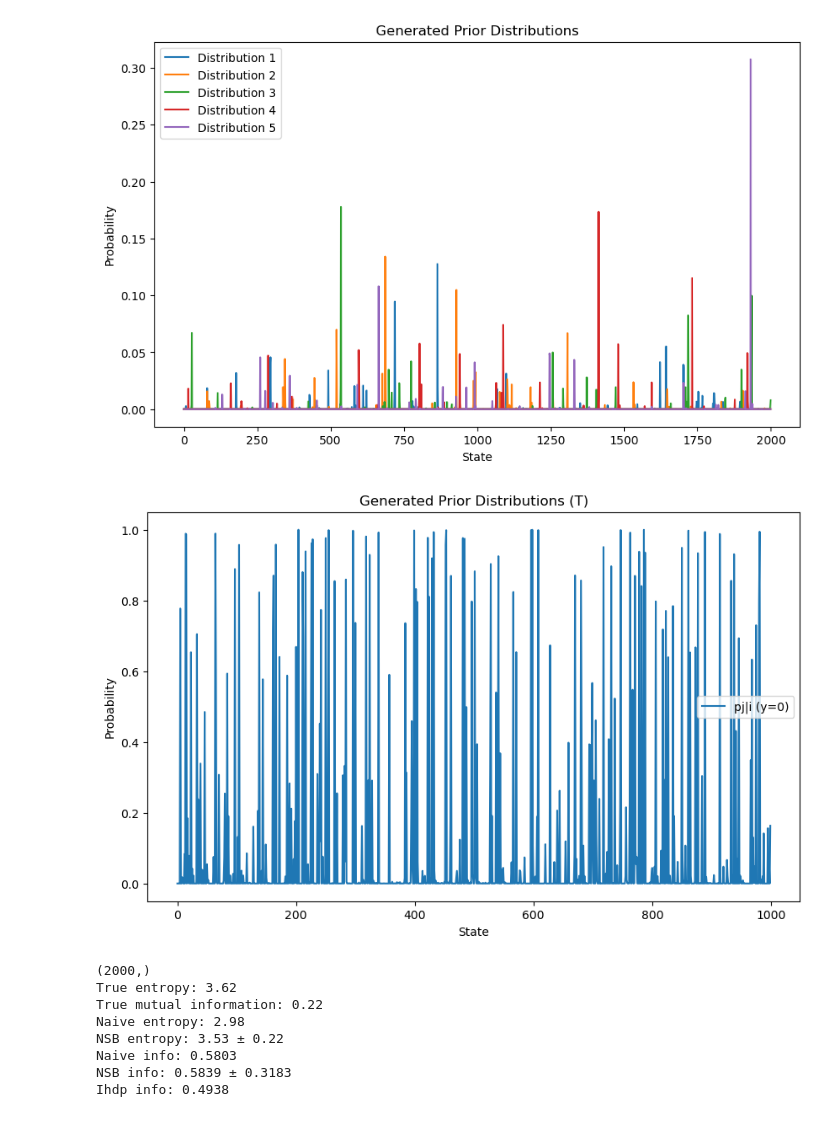
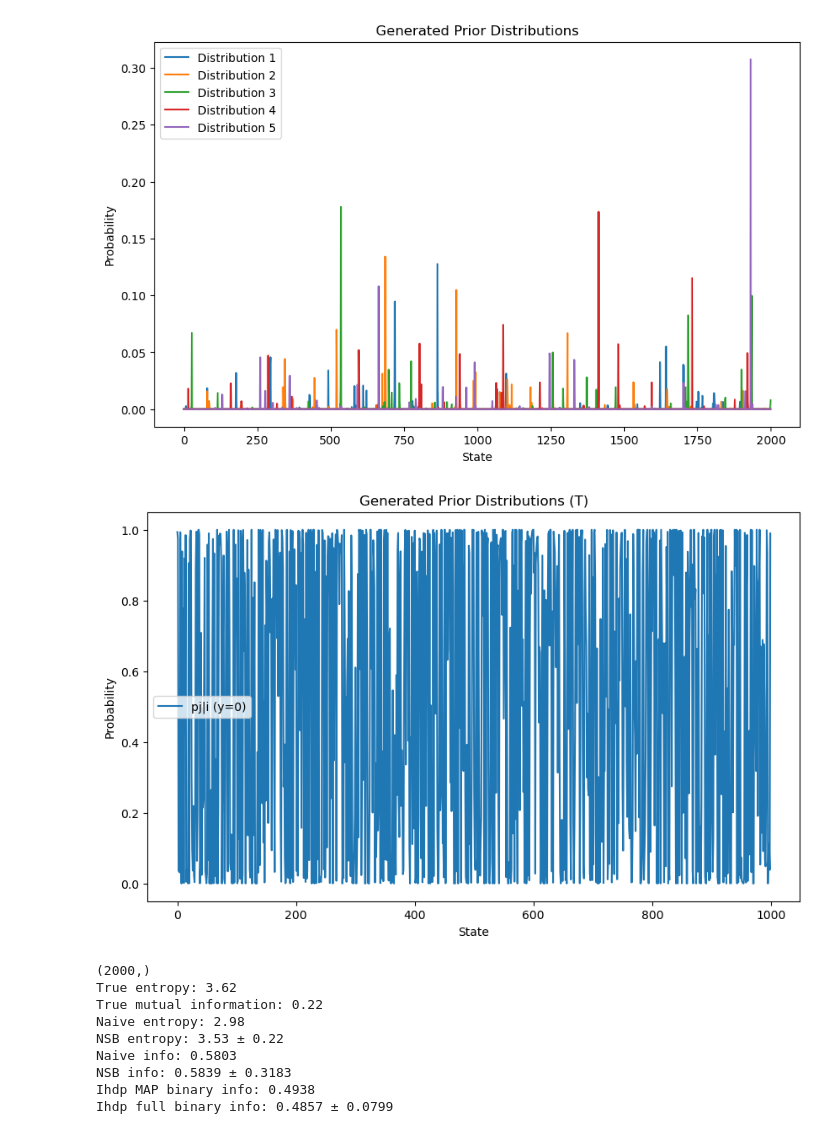
Before and after one commit to damianghl/infohdpy, a Jupyter notebook: example_probs.ipynb, the cells around one changed output. Saved outputs shown, nothing was run; the diff lists cells and outputs as text; code cells hidden in the pictures.

Commit message:
multiclass full v1, still lacking interval for integration, some errors

```diff
--- a/example_probs.ipynb
+++ b/example_probs.ipynb
@@ -30,20 +31,21 @@ plt.show()
 [figure]
 # %%
 # Example 3: Generate prior pij_t
-qy = [0.6, 0.3, 0.1]  # Example marginal distribution for Y
+#qy = [0.6, 0.3, 0.1]  # Example marginal distribution for Y
+qy = [0.5, 0.5]  # Example marginal distribution for Y
 pi, pjdadoi, pij_t = gen_prior_pij_t(alpha, beta, qy, Ns)
 
 plt.figure(figsize=(10, 6))
 #plt.plot(pi, label='pi')
-plt.plot(pjdadoi[:, 2], label='pj|i (y=0)')
+plt.plot(pjdadoi[:, 1], label='pj|i (y=0)')
 #plt.plot(pjdadoi[:, 1], label='pj|i (y=1)')
 plt.title('Generated Prior Distributions (T)')
 plt.xlabel('State')
 plt.ylabel('Probability')
 plt.legend()
 plt.show()
 # %% [output]
-[figure, old version]
+[figure, new version]
 # %%
 # Set the seed
 np.random.seed(1)
@@ -60,6 +62,7 @@ samples = gen_samples_prior(pij[0], M, Ns)
 naive_estimator = NaiveEstimator()
 nsb_estimator = NSBEstimator()
 ihdp_estimator = BinaryInfoHDPEstimator()
+ihdp_full_estimator = BinaryFullInfoHDPEstimator()
 
 print(f"Naive entropy: {naive_estimator.estimate_entropy(samples):.2f}")
 s_nsb, ds_nsb = nsb_estimator.estimate_entropy(samples)
@@ -68,7 +71,10 @@ print(f"NSB entropy: {s_nsb:.2f} ± {ds_nsb:.2f}")
 print(f"Naive info: {naive_estimator.estimate_mutual_information(samples):.4f}")
 i_nsb, di_nsb = nsb_estimator.estimate_mutual_information(samples)
 print(f"NSB info: {i_nsb:.4f} ± {di_nsb:.4f}")
-print(f"Ihdp info: {ihdp_estimator.estimate_mutual_information(samples):.4f}")
+print(f"Ihdp MAP binary info: {ihdp_estimator.estimate_mutual_information(samples):.4f}")
+
+i_hdp, di_hdp = ihdp_full_estimator.estimate_mutual_information(samples)
+print(f"Ihdp full binary info: {i_hdp:.4f} ± {di_hdp:.4f}")
 # %% [output]
 (2000,)
 True entropy: 3.62
@@ -77,7 +83,8 @@ Naive entropy: 2.98
 NSB entropy: 3.53 ± 0.22
 Naive info: 0.5803
 NSB info: 0.5839 ± 0.3183
-Ihdp info: 0.4938
+Ihdp MAP binary info: 0.4938
+Ihdp full binary info: 0.4857 ± 0.0799
 # %%
 import pandas as pd
 
```
Also changed, not shown: parts of 2 cells of this notebook, 1 other file.
